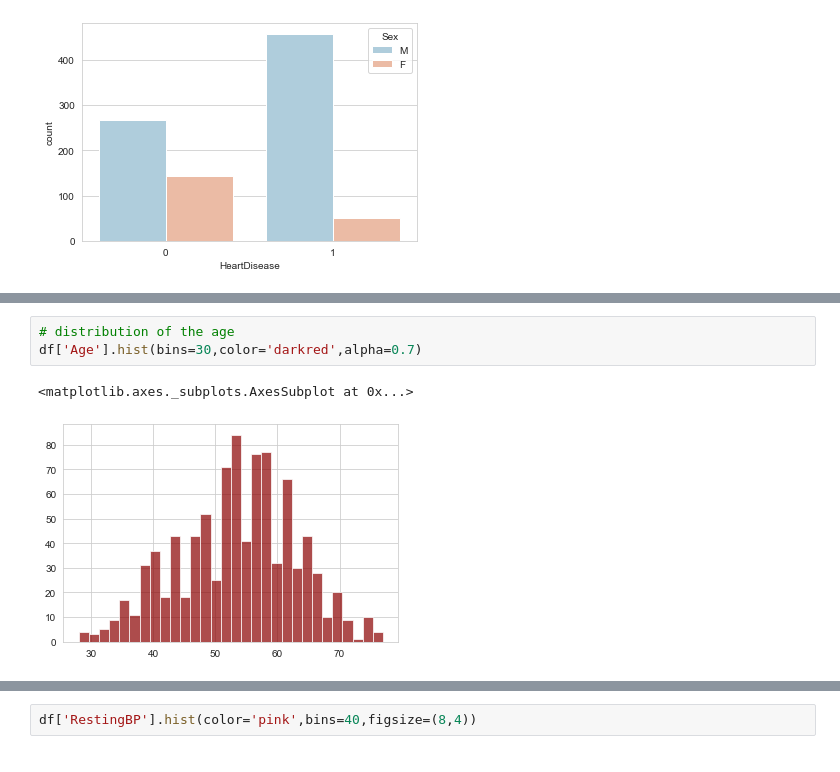
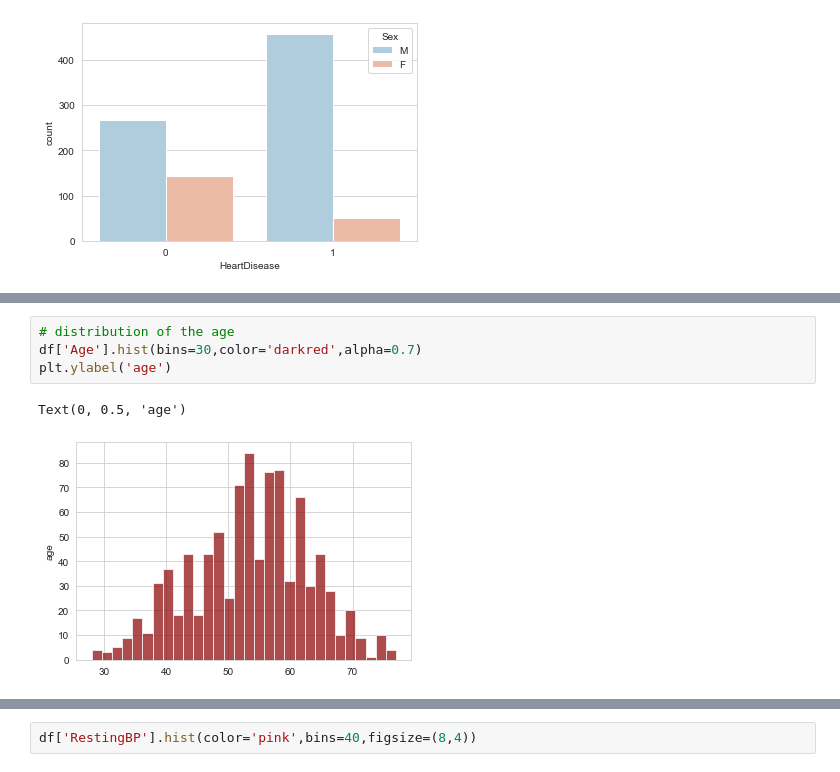
Before and after one commit to Panasak/Heart_Failure_Prediction_Classification_Project, a Jupyter notebook: EDA/EDA.ipynb, the cells around one changed output, grey strips where cells are left out. Saved outputs shown, nothing was run; the diff lists cells and outputs as text.

```diff
--- a/EDA/EDA.ipynb
+++ b/EDA/EDA.ipynb
@@ -56,9 +56,10 @@ sns.countplot(x='HeartDisease',hue='ChestPainType',data=df,palette='rainbow')
 # %%
 # distribution of the age
 df['Age'].hist(bins=30,color='darkred',alpha=0.7)
+plt.ylabel('age')
 # %% [output]
-<matplotlib.axes._subplots.AxesSubplot at 0x...>
+Text(0, 0.5, 'age')
-[figure, old version]
+[figure, new version]
 # %%
 # a count plot of the resting electrocardiogram
 sns.countplot(x='RestingECG',data=df)
```
Also changed, not shown: parts of 2 cells of this notebook, 3 other files.
